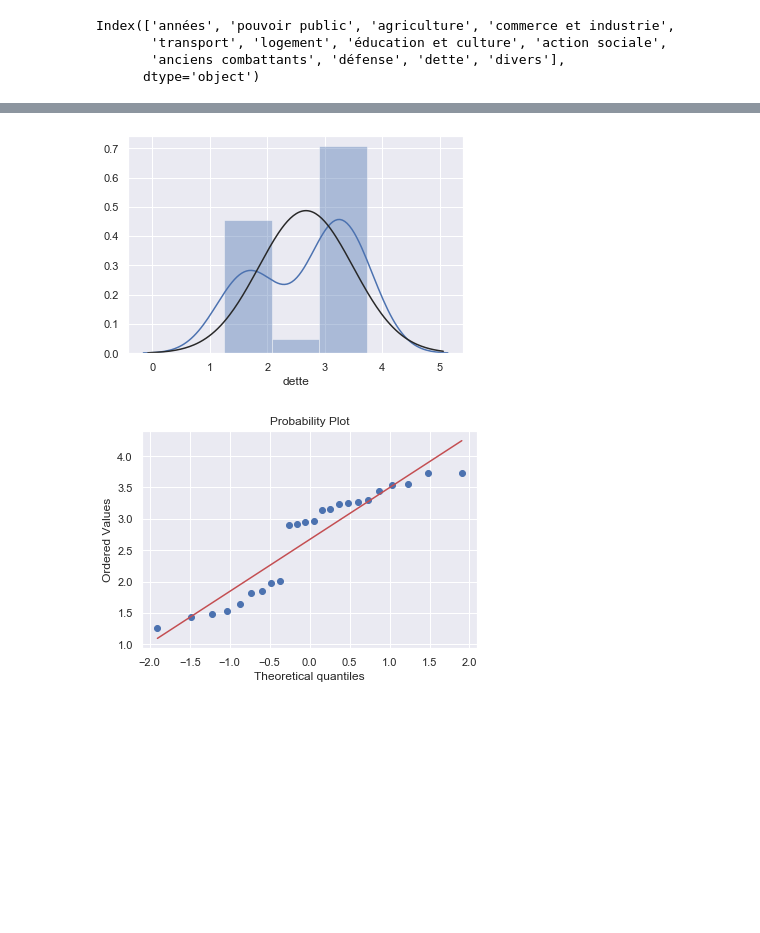
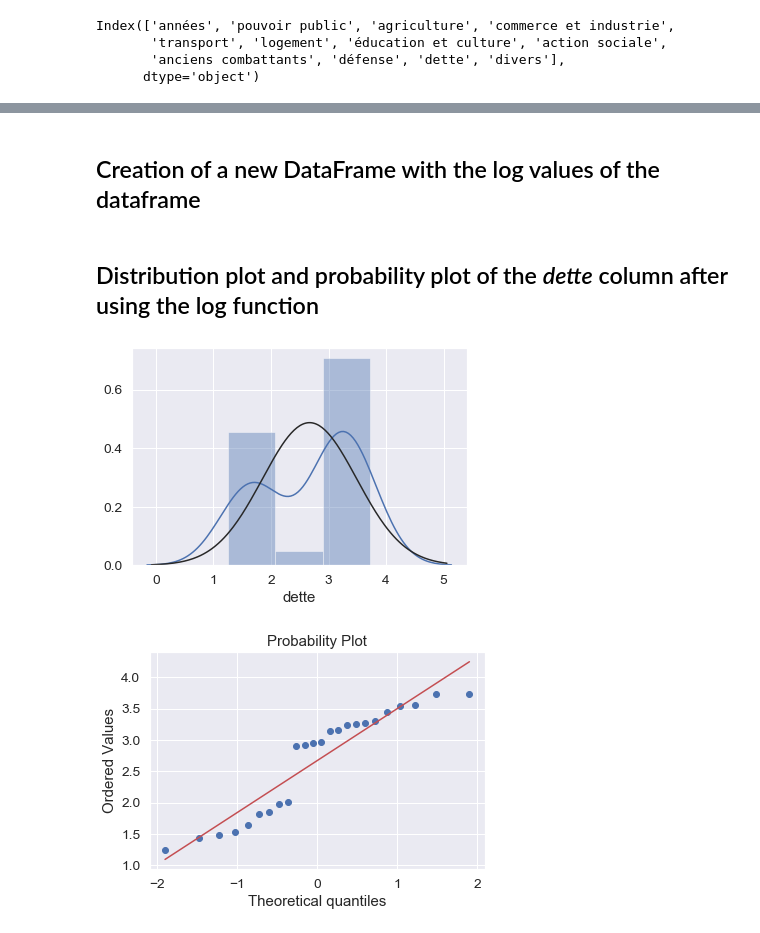
Before and after one commit to ephraim-amz/GovernmentExpensesAnalysis, a Jupyter notebook: ExpensesNotebook.ipynb, the cells around one changed output, grey strips where cells are left out. Saved outputs shown, nothing was run; the diff lists cells and outputs as text; code cells hidden in the pictures; blank space fills up the shorter version.

```diff
--- a/ExpensesNotebook.ipynb
+++ b/ExpensesNotebook.ipynb
@@ -182,5 +215,4 @@ plt.show()
 # %%
-sns.set()
 first_six_columns = df.columns[0:6]
 sns.pairplot(df[first_six_columns],height=2.5)
 plt.show()
@@ -189,6 +223,5 @@ plt.show()
 # %%
-sns.set()
-last_six_columns = df.columns[6:12]
+last_six_columns = df.columns[6:-1]
 sns.pairplot(df[last_six_columns],height=2.5)
 plt.show()
 # %% [output]
@@ -207,9 +244,13 @@ res = stats.probplot(df['dette'],plot=plt)
+# %% [markdown]
+## Creation of a new DataFrame with the log values of the dataframe
 # %%
-df['dette'] = np.log(df['dette'])
+df_log = pd.DataFrame(np.log(df))
+# %% [markdown]
+## Distribution plot and probability plot of the _dette_ column after using the log function
 # %%
-sns.distplot(df['dette'],fit=norm)
+sns.distplot(df_log['dette'],fit=norm)
 fig = plt.figure()
-res = stats.probplot(df['dette'],plot=plt)
+res = stats.probplot(df_log['dette'],plot=plt)
 # %% [output]
-[figure, old version]
+[figure, new version]
-[figure, old version]
+[figure, new version]
```
Also changed, not shown: parts of 33 cells of this notebook.
